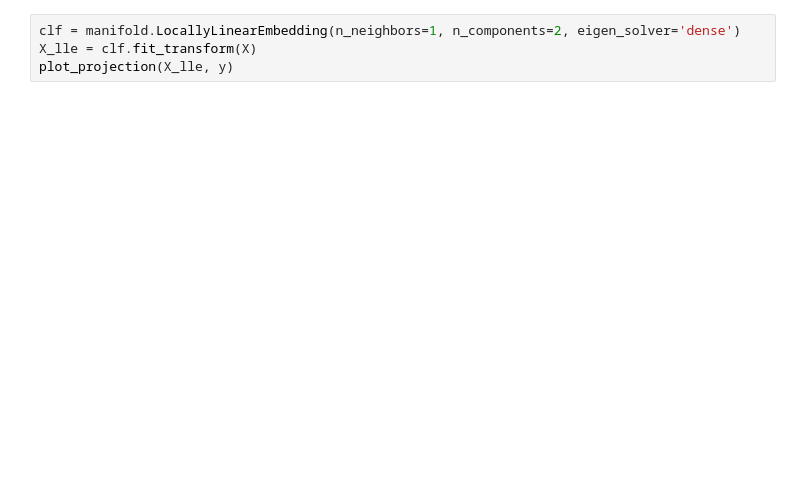
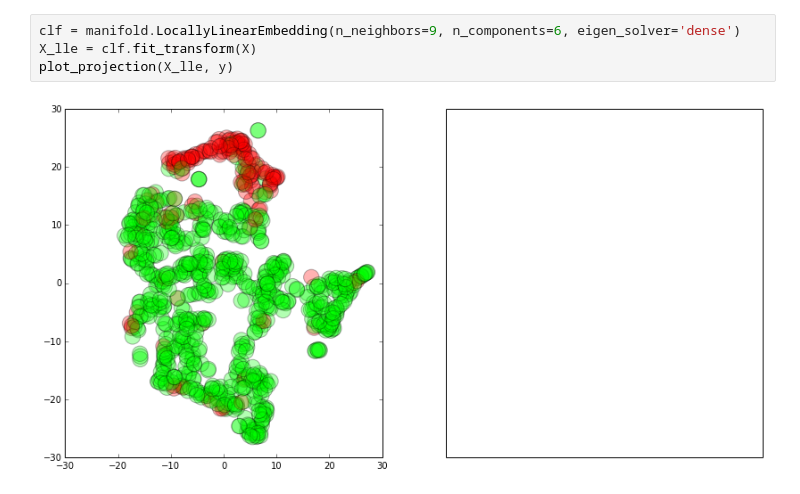
Before and after one commit to jkcn90/kaggle_galaxy_zoo, a Jupyter notebook: Plotting.ipynb, the cells around one changed output. Drawn from its saved outputs; the diff is of its cells as text; blank space fills up the shorter version.

```diff
--- a/Plotting.ipynb
+++ b/Plotting.ipynb
@@ -28,5 +30,7 @@ X_iso = manifold.Isomap(n_neighbors=1, n_components=2).fit_transform(X)
 plot_projection(X_iso, y)
 # %%
-clf = manifold.LocallyLinearEmbedding(n_neighbors=1, n_components=2, eigen_solver='dense')
+clf = manifold.LocallyLinearEmbedding(n_neighbors=9, n_components=6, eigen_solver='dense')
 X_lle = clf.fit_transform(X)
 plot_projection(X_lle, y)
+# %% [output]
+[figure, added]
```
Also changed, not shown: parts of 9 cells of this notebook, 4 other files.
